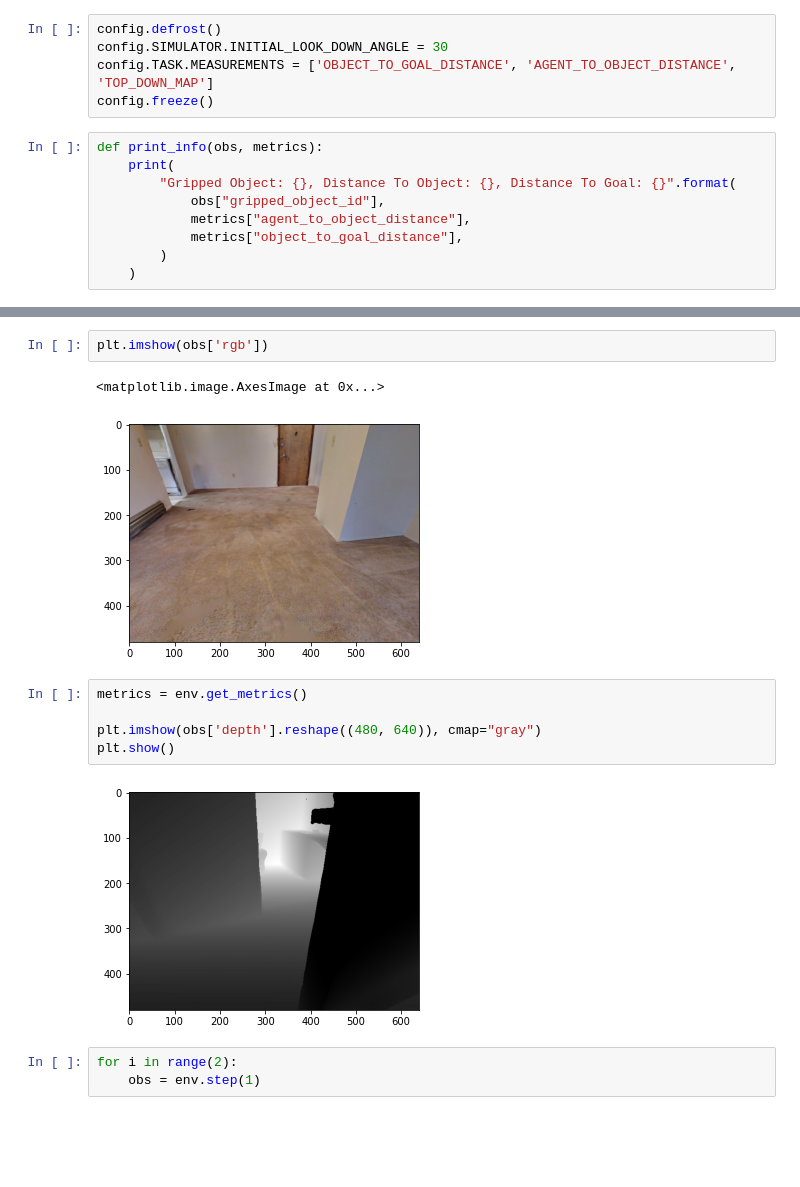
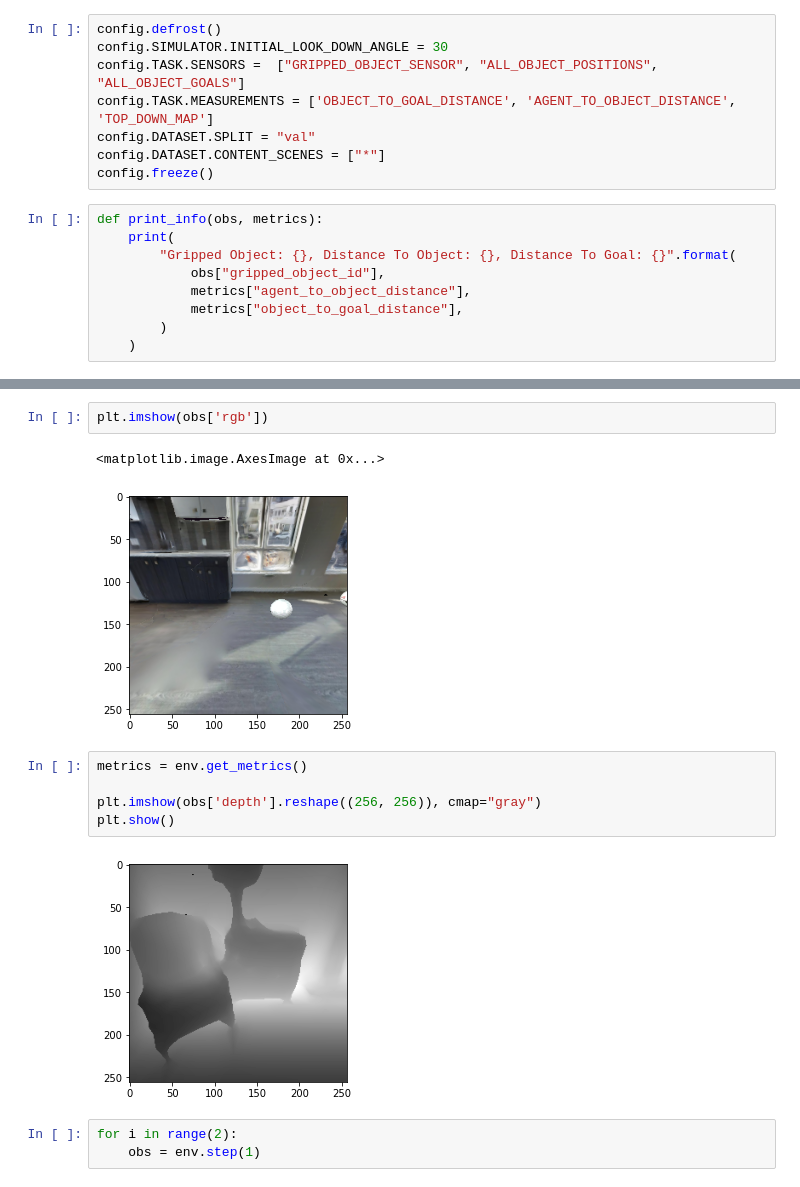
Before and after one commit to dexter1691/habitat-api, a Jupyter notebook: notebooks/test_map_building.ipynb, the cells around one changed output, grey strips where cells are left out. Cells and saved outputs as stored; diff of their text form; blank space fills up the shorter version.

```diff
--- a/notebooks/test_map_building.ipynb
+++ b/notebooks/test_map_building.ipynb
@@ -48,7 +62,10 @@ config = habitat.get_config("configs/tasks/rearrangement_gibson.yaml")
 # %%
 config.defrost()
 config.SIMULATOR.INITIAL_LOOK_DOWN_ANGLE = 30
+config.TASK.SENSORS =  ["GRIPPED_OBJECT_SENSOR", "ALL_OBJECT_POSITIONS", "ALL_OBJECT_GOALS"]
 config.TASK.MEASUREMENTS = ['OBJECT_TO_GOAL_DISTANCE', 'AGENT_TO_OBJECT_DISTANCE', 'TOP_DOWN_MAP']
+config.DATASET.SPLIT = "val"
+config.DATASET.CONTENT_SCENES = ["*"]
 config.freeze()
 # %%
 def print_info(obs, metrics):
@@ -97,14 +139,14 @@ rotating agent!
 plt.imshow(obs['rgb'])
 # %% [output]
 <matplotlib.image.AxesImage at 0x...>
-[figure, old version]
+[figure, new version]
 # %%
 metrics = env.get_metrics()
 
-plt.imshow(obs['depth'].reshape((480, 640)), cmap="gray")
+plt.imshow(obs['depth'].reshape((256, 256)), cmap="gray")
 plt.show()
 # %% [output]
-[figure, old version]
+[figure, new version]
 # %%
 for i in range(2):
     obs = env.step(1)
```
Also changed, not shown: parts of 8 cells of this notebook, 10 other files.
